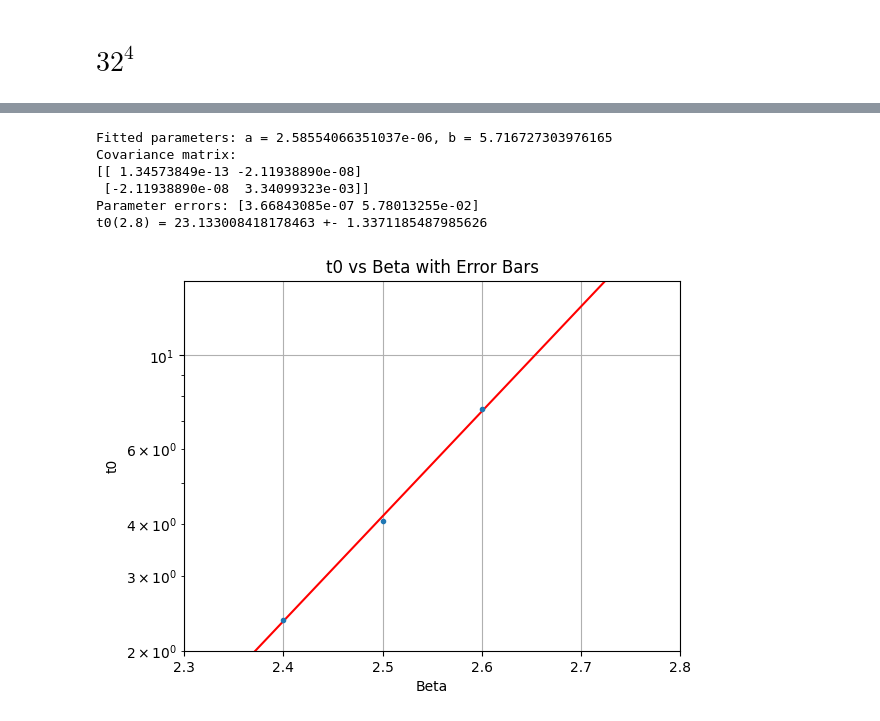
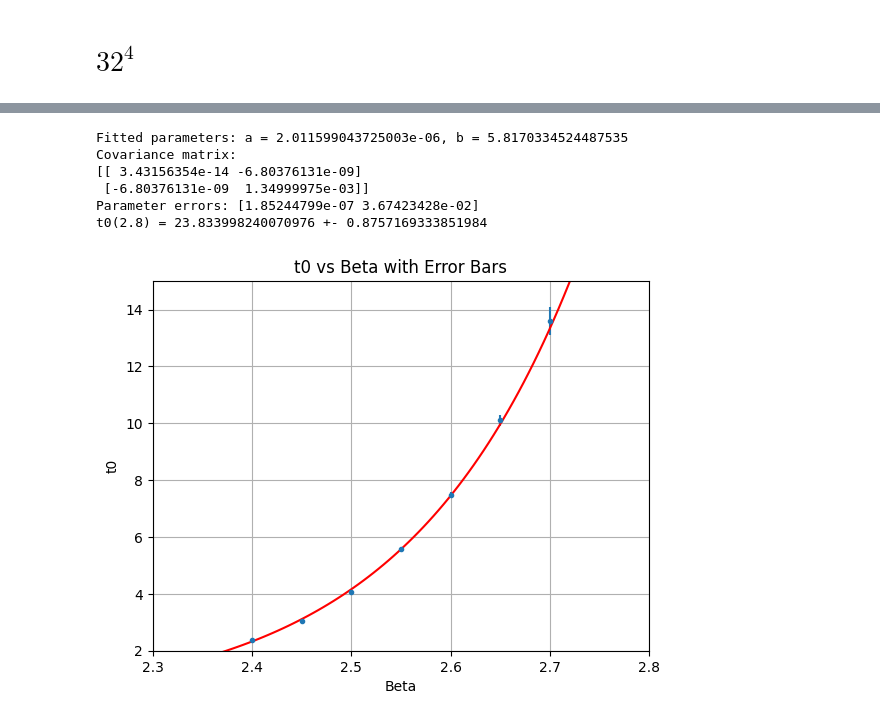
Before and after one commit to djrolfes/master-analysis, a Jupyter notebook: analysis/local/beta_t0.ipynb, the cells around one changed output, grey strips where cells are left out. Drawn from its saved outputs; the diff is of its cells as text; code cells hidden in the pictures.

```diff
--- a/analysis/local/beta_t0.ipynb
+++ b/analysis/local/beta_t0.ipynb
@@ -72,38 +77,38 @@ t0(2.8) = 29.878658775944846 +- 1.1916223134660835
 # %%
 #W(t)
-betas = np.array([2.4, 2.5, 2.6])
-t0s = np.array([2.36, 4.06, 7.49])
-dt0s = np.array([0.013, 0.04, 0.08])
+betas = np.array([2.4, 2.45, 2.5, 2.55, 2.6, 2.65, 2.7])
+t0s = np.array([2.36, 3.05, 4.06, 5.58, 7.49, 10.1, 13.6])
+dt0s = np.array([0.013, 0.02, 0.04, 0.02, 0.08, 0.2, 0.5])
 
 def fit_func(beta, a, b):
     return a * np.exp(b * beta)
 
 
 popt, pcov = so.curve_fit(fit_func, betas, t0s, sigma=dt0s, absolute_sigma=True)
 errors = np.sqrt(np.diag(pcov))
 a_fit, b_fit = popt
 beta_fit = np.linspace(2.3, 2.8, 100)
 t0_fit = fit_func(beta_fit, a_fit, b_fit)
 plt.errorbar(betas, t0s, yerr=dt0s, fmt='.', label='Data with error bars')
 plt.plot(beta_fit, t0_fit, label='Fitted curve', color='red')
 plt.grid()
-plt.yscale('log')
+#plt.yscale('log')
 plt.xlabel('Beta')
 plt.ylabel('t0')
 plt.title('t0 vs Beta with Error Bars')
 plt.xlim(2.3, 2.8)
 plt.ylim(2, 15)
 
 print(f"Fitted parameters: a = {a_fit}, b = {b_fit}")
 print(f"Covariance matrix:\n{pcov}")
 print(f"Parameter errors: {errors}")
 
 print(f"t0(2.8) = {fit_func(2.8, *popt)} +- {np.sqrt(np.diag(pcov))[1] * fit_func(2.8, *popt)}")
 # %% [output]
-Fitted parameters: a = 2.58554066351037e-06, b = 5.716727303976165
+Fitted parameters: a = 2.011599043725003e-06, b = 5.8170334524487535
 Covariance matrix:
-[[ 1.34573849e-13 -2.11938890e-08]
- [-2.11938890e-08  3.34099323e-03]]
-Parameter errors: [3.66843085e-07 5.78013255e-02]
-t0(2.8) = 23.133008418178463 +- 1.3371185487985626
+[[ 3.43156354e-14 -6.80376131e-09]
+ [-6.80376131e-09  1.34999975e-03]]
+Parameter errors: [1.85244799e-07 3.67423428e-02]
+t0(2.8) = 23.833998240070976 +- 0.8757169333851984
-[figure, old version]
+[figure, new version]
```
Also changed, not shown: parts of 2 cells of this notebook, 3 other files.
